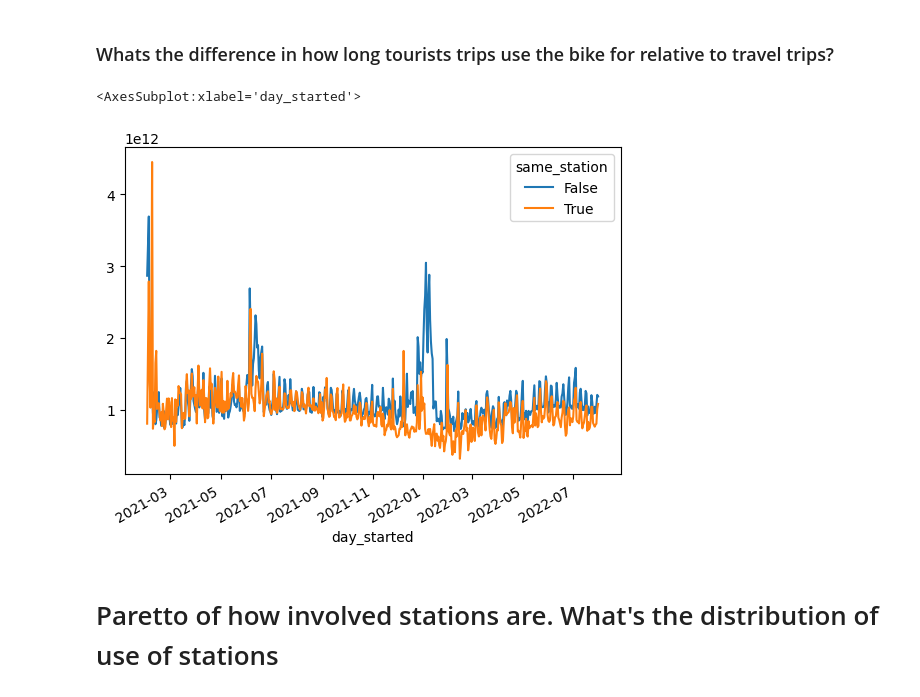
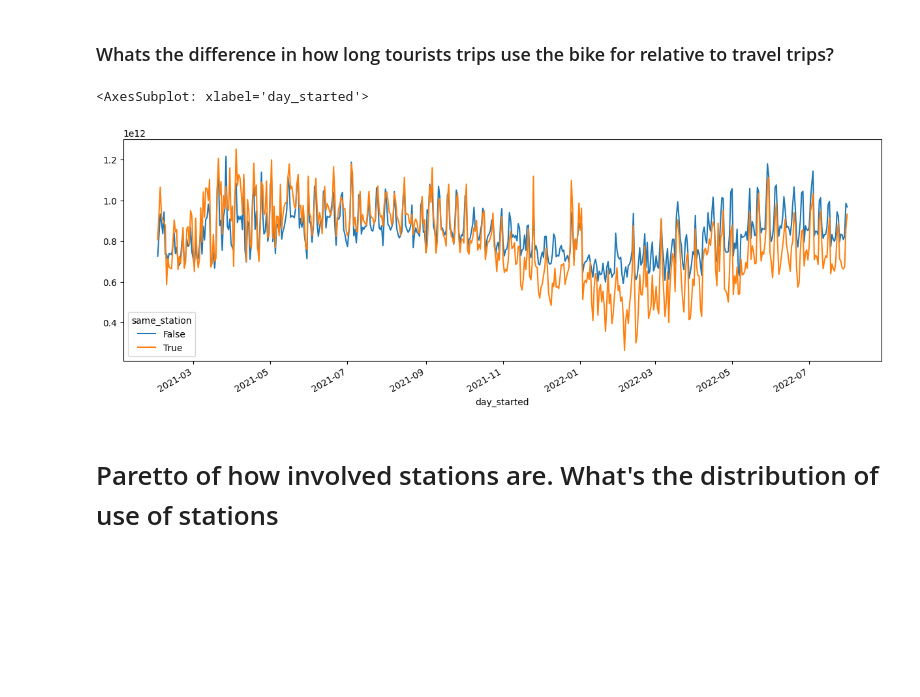
Before and after one commit to dseisun/citibike, a Jupyter notebook: analysis.ipynb, the cells around one changed output. Saved outputs shown, nothing was run; the diff lists cells and outputs as text; code cells hidden in the pictures; blank space fills up the shorter version.

```diff
--- a/analysis.ipynb
+++ b/analysis.ipynb
@@ -324,10 +329,10 @@ df_trip_time_by_type_of_ride.pivot(index='day_started', columns='same_station',
 # %% [markdown]
 ### Whats the difference in how long tourists trips use the bike for relative to travel trips?
 # %%
-df.pivot(index='day_started', columns='same_station', values='trip_time').plot()
+df_trip_time_by_type_of_ride.pivot(index='day_started', columns='same_station', values='trip_time').plot()
 # %% [output]
-<AxesSubplot:xlabel='day_started'>
+<AxesSubplot: xlabel='day_started'>
-[figure, old version]
+[figure, new version]
 # %% [markdown]
 # Paretto of how involved stations are. What's the distribution of use of stations
 # %%
```
Also changed, not shown: parts of 33 cells of this notebook, 2 other files.
